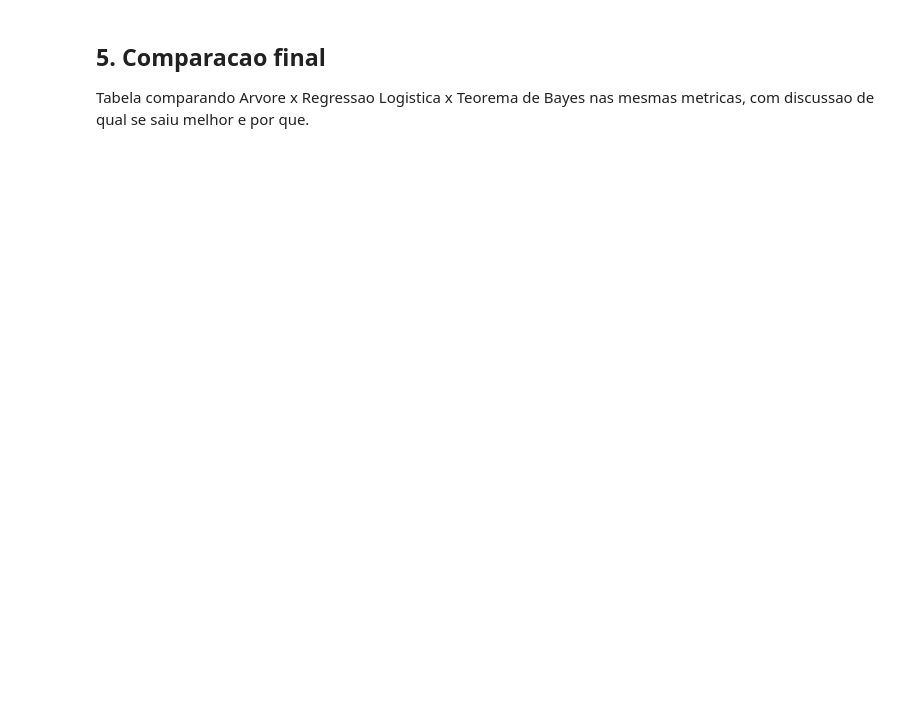
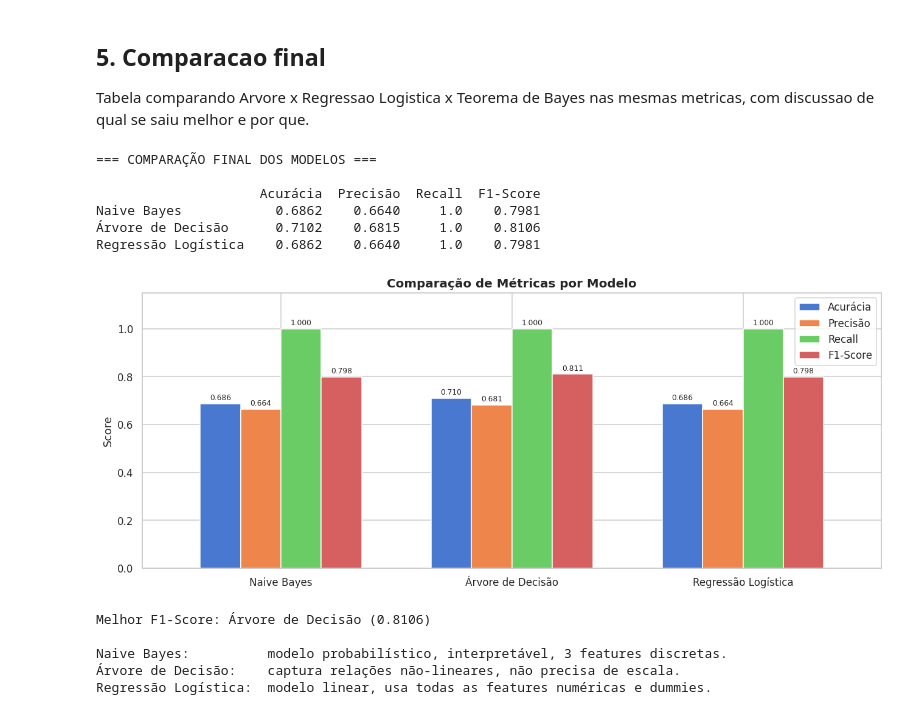
Before and after one commit to Lucas-oss444/super-projeto-de-probabilidade-estatistica, a Jupyter notebook: notebooks/04_classificacao.ipynb, the cells around one changed output. Drawn from its saved outputs; the diff is of its cells as text; code cells hidden in the pictures; blank space fills up the shorter version.

Commit message:
Implementa notebooks 03 e 04; corrige setup cell em todos os notebooks

```diff
--- a/notebooks/04_classificacao.ipynb
+++ b/notebooks/04_classificacao.ipynb
@@ -17,5 +21,8 @@ print('Diretório atual:', os.getcwd())
 # %%
 import pandas as pd
+import numpy as np
+import matplotlib.pyplot as plt
+import seaborn as sns
 from sklearn.model_selection import train_test_split
 from sklearn.preprocessing import StandardScaler
 from sklearn.tree import DecisionTreeClassifier
@@ -23,4 +30,9 @@ from sklearn.linear_model import LogisticRegression
 from sklearn.metrics import (accuracy_score, precision_score, recall_score,
                              f1_score, confusion_matrix, classification_report)
 
+sns.set_theme(style='whitegrid', palette='muted')
+plt.rcParams['figure.dpi'] = 110
+
 df = pd.read_csv('data/dataset_tratado.csv')
+print('Shape:', df.shape)
+df.head()
@@ -51,4 +181,57 @@ df = pd.read_csv('data/dataset_tratado.csv')
 
 Tabela comparando Arvore x Regressao Logistica x Teorema de Bayes nas mesmas metricas, com discussao de qual se saiu melhor e por que.
 # %%
-# Montar DataFrame comparativo dos tres metodos.
+from sklearn.preprocessing import OrdinalEncoder
+from sklearn.naive_bayes import CategoricalNB
+
+# Recomputar Bayes com as mesmas features do notebook 03
+PREDITORAS_BAYES = ['Vehicle Type', 'periodo_dia', 'sem_vtat']
+X_b = df[PREDITORAS_BAYES]
+X_train_b, X_test_b, y_train_b, y_test_b = train_test_split(
+    X_b, y, test_size=0.2, random_state=42, stratify=y
+)
+enc = OrdinalEncoder(handle_unknown='use_encoded_value', unknown_value=-1)
+nb = CategoricalNB(alpha=1.0)
+nb.fit(enc.fit_transform(X_train_b.astype(str)), y_train_b)
+pred_bayes = nb.predict(enc.transform(X_test_b.astype(str)))
+
+resultados = pd.DataFrame({
+    'Acurácia': [accuracy_score(y_test_b, pred_bayes), acc_a, acc_b],
+    'Precisão': [precision_score(y_test_b, pred_bayes, zero_division=0), prec_a, prec_b],
+    'Recall':   [recall_score(y_test_b, pred_bayes, zero_division=0), rec_a, rec_b],
+    'F1-Score': [f1_score(y_test_b, pred_bayes, zero_division=0), f1_a, f1_b],
+}, index=['Naive Bayes', 'Árvore de Decisão', 'Regressão Logística']).round(4)
+
+print('=== COMPARAÇÃO FINAL DOS MODELOS ===\n')
+print(resultados.to_string())
+
+fig, ax = plt.subplots(figsize=(12, 5))
+resultados.plot(kind='bar', ax=ax, width=0.7, edgecolor='white')
+ax.set_title('Comparação de Métricas por Modelo', fontsize=13, fontweight='bold')
+ax.set_ylabel('Score')
+ax.set_ylim(0, 1.15)
+ax.legend(loc='upper right')
+ax.set_xticklabels(resultados.index, rotation=0)
+for container in ax.containers:
+    ax.bar_label(container, fmt='%.3f', fontsize=8, padding=2)
+plt.tight_layout()
+plt.show()
+
+melhor = resultados['F1-Score'].idxmax()
+print(f'\nMelhor F1-Score: {melhor} ({resultados.loc[melhor, "F1-Score"]:.4f})')
+print('\nNaive Bayes:          modelo probabilístico, interpretável, 3 features discretas.')
+print('Árvore de Decisão:    captura relações não-lineares, não precisa de escala.')
+print('Regressão Logística:  modelo linear, usa todas as features numéricas e dummies.')
+# %% [output]
+=== COMPARAÇÃO FINAL DOS MODELOS ===
+
+                     Acurácia  Precisão  Recall  F1-Score
+Naive Bayes            0.6862    0.6640     1.0    0.7981
+Árvore de Decisão      0.7102    0.6815     1.0    0.8106
+Regressão Logística    0.6862    0.6640     1.0    0.7981
+[figure, added]
+Melhor F1-Score: Árvore de Decisão (0.8106)
+
+Naive Bayes:          modelo probabilístico, interpretável, 3 features discretas.
+Árvore de Decisão:    captura relações não-lineares, não precisa de escala.
+Regressão Logística:  modelo linear, usa todas as features numéricas e dummies.
```
Also changed, not shown: parts of 6 cells of this notebook, 3 other files.
